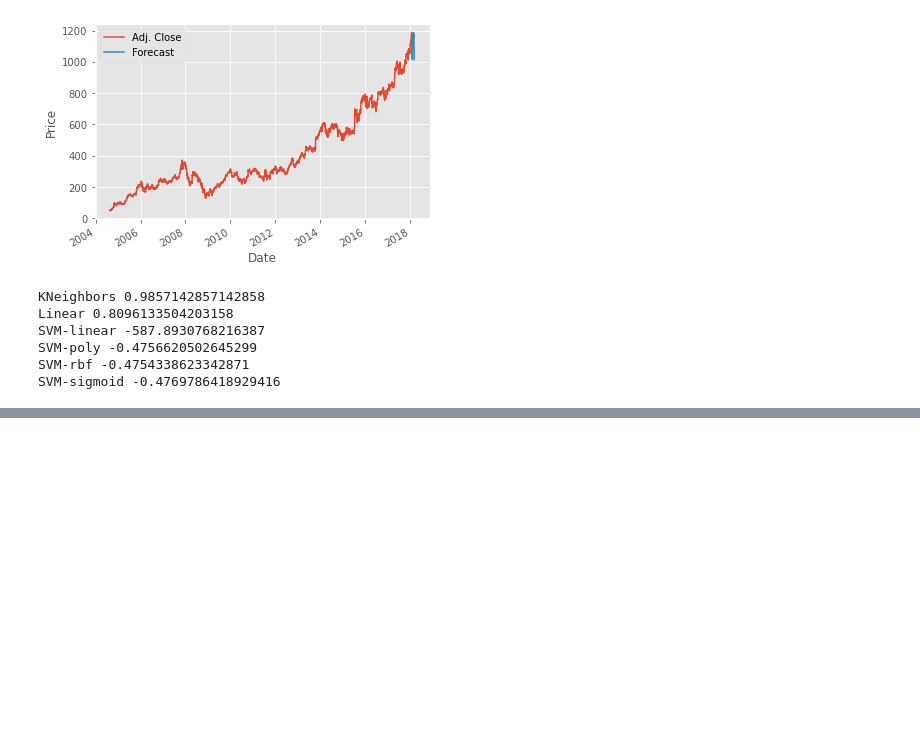
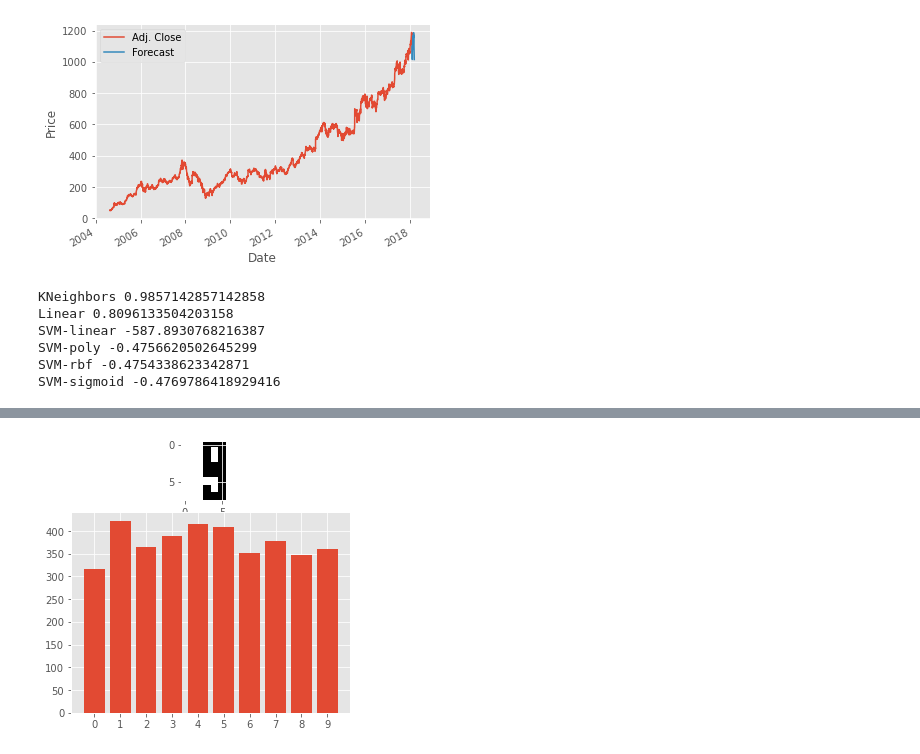
Before and after one commit to wangpeidong/PythonLab, a Jupyter notebook: tutorial/PythonTutorial.ipynb, the cells around one changed output, grey strips where cells are left out. Drawn from its saved outputs; the diff is of its cells as text; code cells hidden in the pictures; blank space fills up the shorter version.

```diff
--- a/tutorial/PythonTutorial.ipynb
+++ b/tutorial/PythonTutorial.ipynb
@@ -197,0 +298,81 @@ plt.show()
+# %%
+from PIL import Image
+import numpy as np
+
+import time
+from collections import Counter
+
+import matplotlib.pyplot as plt
+from matplotlib import style
+
+style.use('ggplot')
+
+
+def trimAlpha(imgArr):
+    newArr = []
+    for eachRow in imgArr:
+        newRow = []
+        for eachPix in eachRow:
+            newRow.append(eachPix[:3].tolist())
+        newArr.append(newRow)
+
+    return np.array(newArr)
+
+def whatNumIsThis(filePath):
+    import io
+    matchedAr = []
+    loadExamps = io.open('numArEx.txt','r').read()
+    loadExamps = loadExamps.split('\n')
+
+    i = Image.open(filePath)
+    iar = trimAlpha(np.array(i))
+    iarl = iar.tolist()
+
+    inQuestion = str(iarl)
+
+    for eachExample in loadExamps:
+        try:
+            splitEx = eachExample.split('::')
+            currentNum = splitEx[0]
+            if currentNum == '':
+                continue
+            currentAr = splitEx[1]
+
+            eachPixEx = currentAr.split('],')
+            eachPixInQ = inQuestion.split('],')
+
+            x = 0
+            while x < len(eachPixEx):
+                if eachPixEx[x] == eachPixInQ[x]:
+                    matchedAr.append(int(currentNum))
+                x+=1
+        except Exception as e:
+            print(f'exception:{str(e)}')
+
+    x = Counter(matchedAr)
+    print(x)
+    print(x.most_common(1))
+    graphX = list(x.keys())
+    graphY = list(x.values())
+    print(graphX, graphY)
+
+    ylimi = x.most_common(1)[0][1]
+
+    print(ylimi)
+
+    fig = plt.figure()
+    ax1 = plt.subplot2grid((4,4),(0,0), rowspan=1, colspan=4)
+    ax2 = plt.subplot2grid((4,4),(1,0), rowspan=3,colspan=4)
+
+    ax1.imshow(iar)
+    ax2.bar(graphX,graphY,align='center')
+    #plt.ylim(ylimi)
+
+    xloc = plt.MaxNLocator(12)
+    ax2.xaxis.set_major_locator(xloc)
+
+    plt.show()
+
+
+whatNumIsThis('images/test.png')
+# %% [output]
@@ -198,3 +383,4 @@ plt.show()
+[figure, added]
 # %%
 import qiskit as q
 from qiskit import IBMQ
```
Also changed, not shown: parts of 11 cells of this notebook.
